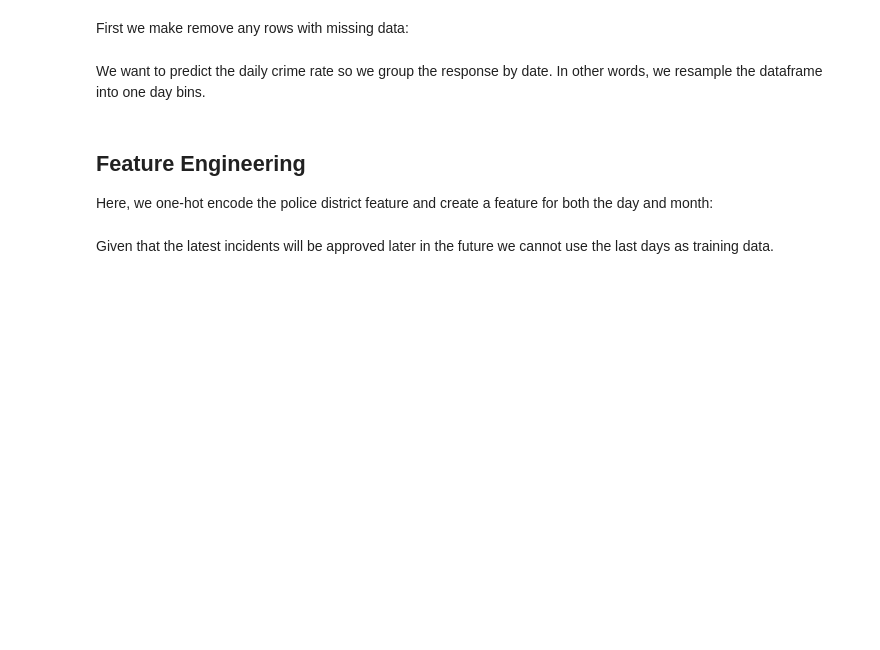
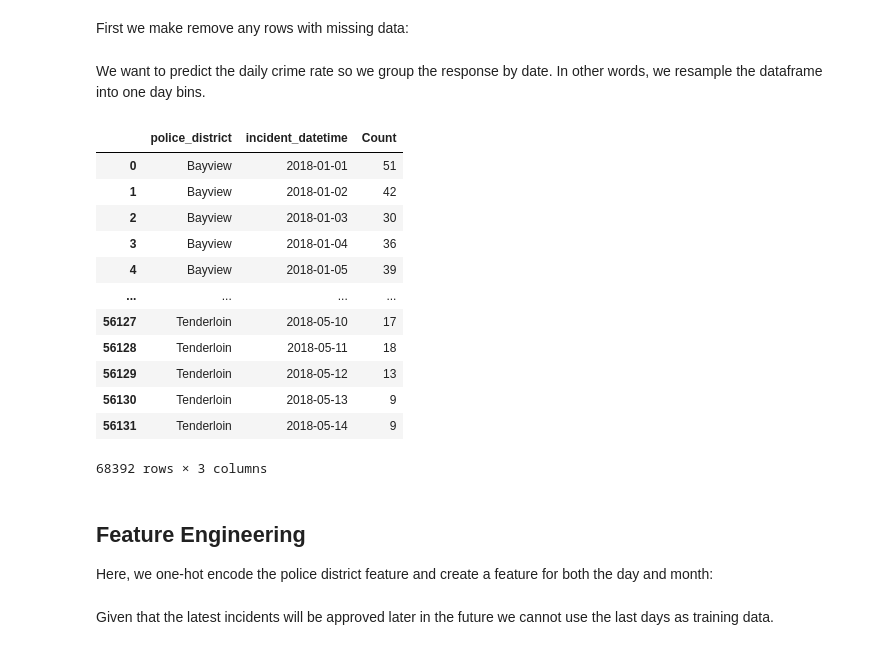
Before and after one commit to pedrojrv/Police_Incident_Reporter, a Jupyter notebook: notebook/ml.ipynb, the cells around one changed output. Saved outputs shown, nothing was run; the diff lists cells and outputs as text; code cells hidden in the pictures; blank space fills up the shorter version.

```diff
--- a/notebook/ml.ipynb
+++ b/notebook/ml.ipynb
@@ -15,3 +41,6 @@ df = pd.read_csv("sfpd_reports.csv")
+# %%
+df2 = df2.rename(columns={"category":"incident_category", "dayofweek":"incident_day_of_week", "date":"incident_datetime",
+                          "time":"incident_time", "pddistrict":"police_district", "x":"latitude", "y":"longitude"})
 # %% [markdown]
 First we make remove any rows with missing data:
 # %%
@@ -20,6 +49,15 @@ df = df[~df['incident_category'].isnull()]
 df = df[~df['latitude'].isnull()]
 df = df[~df['police_district'].isnull()]
 df = df[["incident_datetime", "incident_day_of_week", "police_district", "incident_category"]]
+# %%
+df2['incident_datetime'] = pd.to_datetime(df2['incident_datetime'])
+df2 = df2[~df2['incident_category'].isnull()]
+df2 = df2[~df2['latitude'].isnull()]
+df2 = df2[~df2['police_district'].isnull()]
+df2 = df2[["incident_datetime", "incident_day_of_week", "police_district", "incident_category"]]
+# %%
+df2.police_district = df2.police_district.apply(lambda x: x.lower().capitalize())
+df2.incident_category = df2.incident_category.apply(lambda x: x.lower().capitalize())
 # %% [markdown]
 We want to predict the daily crime rate so we group the response by date. In other words, we resample the dataframe into one day bins.
 # %%
@@ -31 +75,17 @@ group_by_pd = group_by_pd.reset_index()
+# %%
+group_by_pd.append(group_by_pd2)
+# %% [output]
+|  | police_district | incident_datetime | Count |
+| 0 | Bayview | 2018-01-01 | 51 |
+| 1 | Bayview | 2018-01-02 | 42 |
+| 2 | Bayview | 2018-01-03 | 30 |
+| 3 | Bayview | 2018-01-04 | 36 |
+| 4 | Bayview | 2018-01-05 | 39 |
+| ... | ... | ... | ... |
+| 56127 | Tenderloin | 2018-05-10 | 17 |
+| 56128 | Tenderloin | 2018-05-11 | 18 |
+| 56129 | Tenderloin | 2018-05-12 | 13 |
+| 56130 | Tenderloin | 2018-05-13 | 9 |
+| 56131 | Tenderloin | 2018-05-14 | 9 |
+68392 rows × 3 columns
 # %%
```
Also changed, not shown: parts of 22 cells of this notebook, 2 other files.
